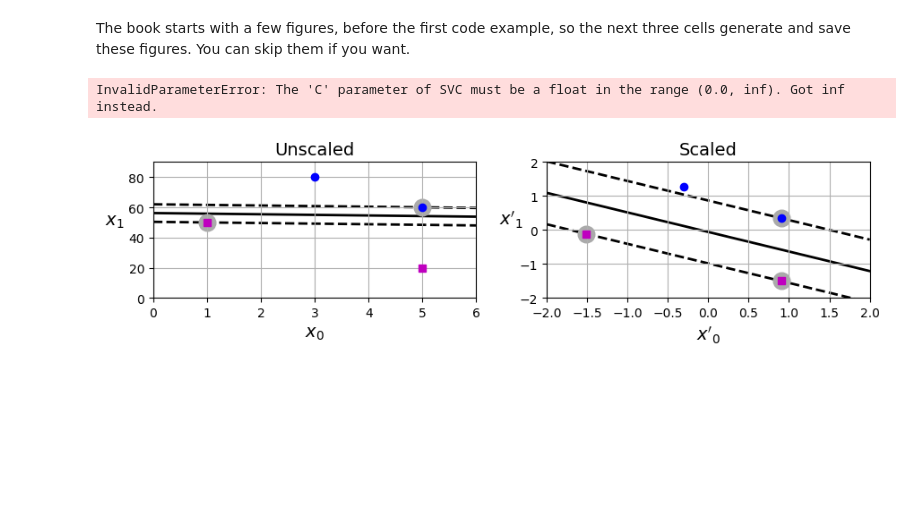
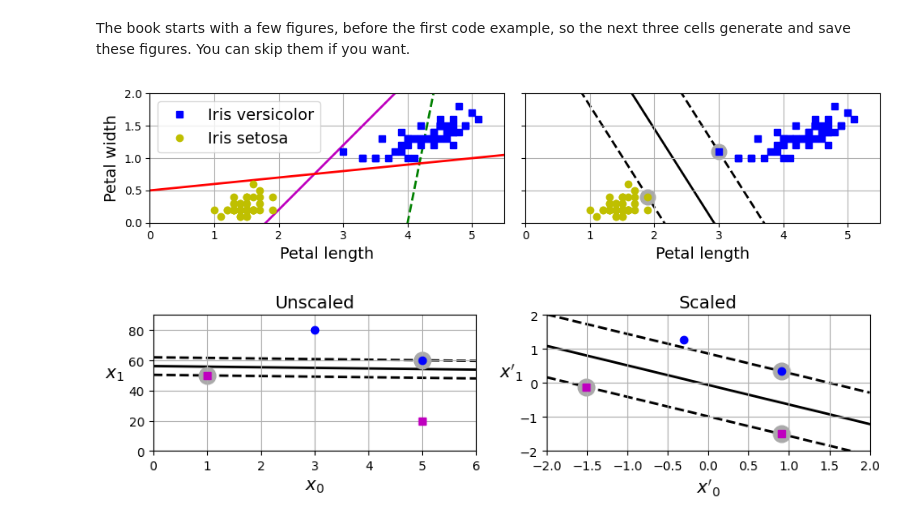
Before and after one commit to harshv2013/handson-ml3, a Jupyter notebook: handson-ml3/05_support_vector_machines.ipynb, the cells around one changed output. Saved outputs shown, nothing was run; the diff lists cells and outputs as text; code cells hidden in the pictures; blank space fills up the shorter version.

```diff
--- a/handson-ml3/05_support_vector_machines.ipynb
+++ b/handson-ml3/05_support_vector_machines.ipynb
@@ -60,6 +60,7 @@ import matplotlib.pyplot as plt
 import numpy as np
 from sklearn.svm import SVC
 from sklearn import datasets
+import math
 
 iris = datasets.load_iris(as_frame=True)
 X = iris.data[["petal length (cm)", "petal width (cm)"]].values
@@ -72,7 +73,9 @@ y = y[setosa_or_versicolor]
 # SVM Classifier model
 # C=float("inf")
 # svm_clf = SVC(kernel="linear", C=100)
-svm_clf = SVC(kernel="linear", C=float('inf'))
+# svm_clf = SVC(kernel="linear", C=float('inf'))
+svm_clf = SVC(kernel="linear", C=1000000)
+
 svm_clf.fit(X, y)
 
 # Bad models
@@ -101,34 +104,34 @@ def plot_svc_decision_boundary(svm_clf, xmin, xmax):
     plt.scatter(svs[:, 0], svs[:, 1], s=180, facecolors='#AAA',
                 zorder=-1)
 
 fig, axes = plt.subplots(ncols=2, figsize=(10, 2.7), sharey=True)
 
 plt.sca(axes[0])
 plt.plot(x0, pred_1, "g--", linewidth=2)
 plt.plot(x0, pred_2, "m-", linewidth=2)
 plt.plot(x0, pred_3, "r-", linewidth=2)
 plt.plot(X[:, 0][y==1], X[:, 1][y==1], "bs", label="Iris versicolor")
 plt.plot(X[:, 0][y==0], X[:, 1][y==0], "yo", label="Iris setosa")
 plt.xlabel("Petal length")
 plt.ylabel("Petal width")
 plt.legend(loc="upper left")
 plt.axis([0, 5.5, 0, 2])
 plt.gca().set_aspect("equal")
 plt.grid()
 
 plt.sca(axes[1])
 plot_svc_decision_boundary(svm_clf, 0, 5.5)
 plt.plot(X[:, 0][y==1], X[:, 1][y==1], "bs")
 plt.plot(X[:, 0][y==0], X[:, 1][y==0], "yo")
 plt.xlabel("Petal length")
 plt.axis([0, 5.5, 0, 2])
 plt.gca().set_aspect("equal")
 plt.grid()
 
 save_fig("large_margin_classification_plot")
 plt.show()
 # %% [output]
-InvalidParameterError: The 'C' parameter of SVC must be a float in the range (0.0, inf). Got inf instead.
+[figure, added]
 # %%
 # extra code – this cell generates and saves Figure 5–2
 
```
